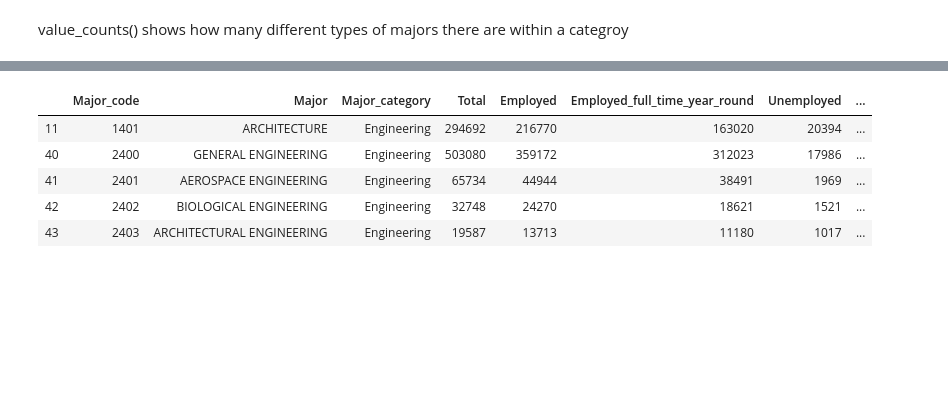
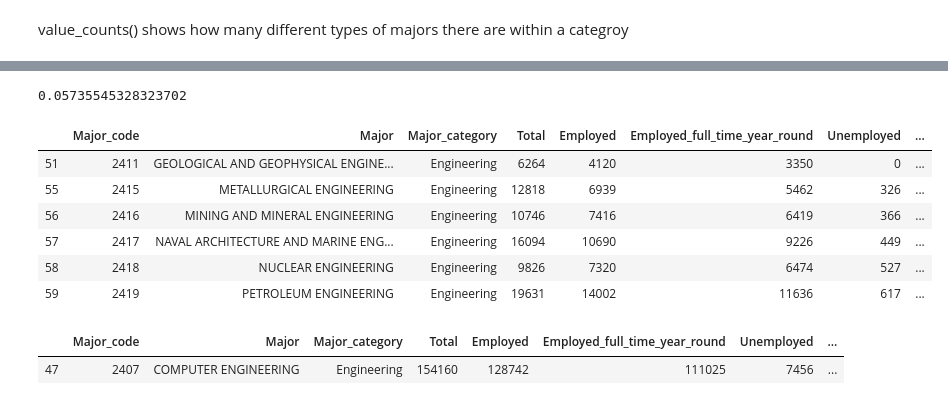
Before and after one commit to michaeltait3/College-Majors-Report, a Jupyter notebook: eda.ipynb, the cells around one changed output, grey strips where cells are left out. Cells and saved outputs as stored; diff of their text form; code cells hidden in the pictures; blank space fills up the shorter version.

```diff
--- a/eda.ipynb
+++ b/eda.ipynb
@@ -85,9 +113,14 @@ value_counts() shows how many different types of majors there are within a categ
+# %%
+major_data['Unemployment_rate'].mean()
+# %% [output]
+0.05735545328323702
 # %%
-major_data[major_data['Major_category'] == 'Engineering'].head()
+major_data[(major_data['Major_category'] == 'Engineering') & (major_data['P75th'] > 120000.0)]
 # %% [output]
 |  | Major_code | Major | Major_category | Total | Employed | Employed_full_time_year_round | Unemployed | ... |
-| 11 | 1401 | ARCHITECTURE | Engineering | 294692 | 216770 | 163020 | 20394 | ... |
-| 40 | 2400 | GENERAL ENGINEERING | Engineering | 503080 | 359172 | 312023 | 17986 | ... |
-| 41 | 2401 | AEROSPACE ENGINEERING | Engineering | 65734 | 44944 | 38491 | 1969 | ... |
-| 42 | 2402 | BIOLOGICAL ENGINEERING | Engineering | 32748 | 24270 | 18621 | 1521 | ... |
-| 43 | 2403 | ARCHITECTURAL ENGINEERING | Engineering | 19587 | 13713 | 11180 | 1017 | ... |
+| 51 | 2411 | GEOLOGICAL AND GEOPHYSICAL ENGINE... | Engineering | 6264 | 4120 | 3350 | 0 | ... |
+| 55 | 2415 | METALLURGICAL ENGINEERING | Engineering | 12818 | 6939 | 5462 | 326 | ... |
+| 56 | 2416 | MINING AND MINERAL ENGINEERING | Engineering | 10746 | 7416 | 6419 | 366 | ... |
+| 57 | 2417 | NAVAL ARCHITECTURE AND MARINE ENG... | Engineering | 16094 | 10690 | 9226 | 449 | ... |
+| 58 | 2418 | NUCLEAR ENGINEERING | Engineering | 9826 | 7320 | 6474 | 527 | ... |
+| 59 | 2419 | PETROLEUM ENGINEERING | Engineering | 19631 | 14002 | 11636 | 617 | ... |
@@ -95,0 +127,5 @@ import matplotlib
+# %%
+major_data[major_data['Major'] == 'COMPUTER ENGINEERING']
+# %% [output]
+|  | Major_code | Major | Major_category | Total | Employed | Employed_full_time_year_round | Unemployed | ... |
+| 47 | 2407 | COMPUTER ENGINEERING | Engineering | 154160 | 128742 | 111025 | 7456 | ... |
```
Also changed, not shown: parts of 9 cells of this notebook.
